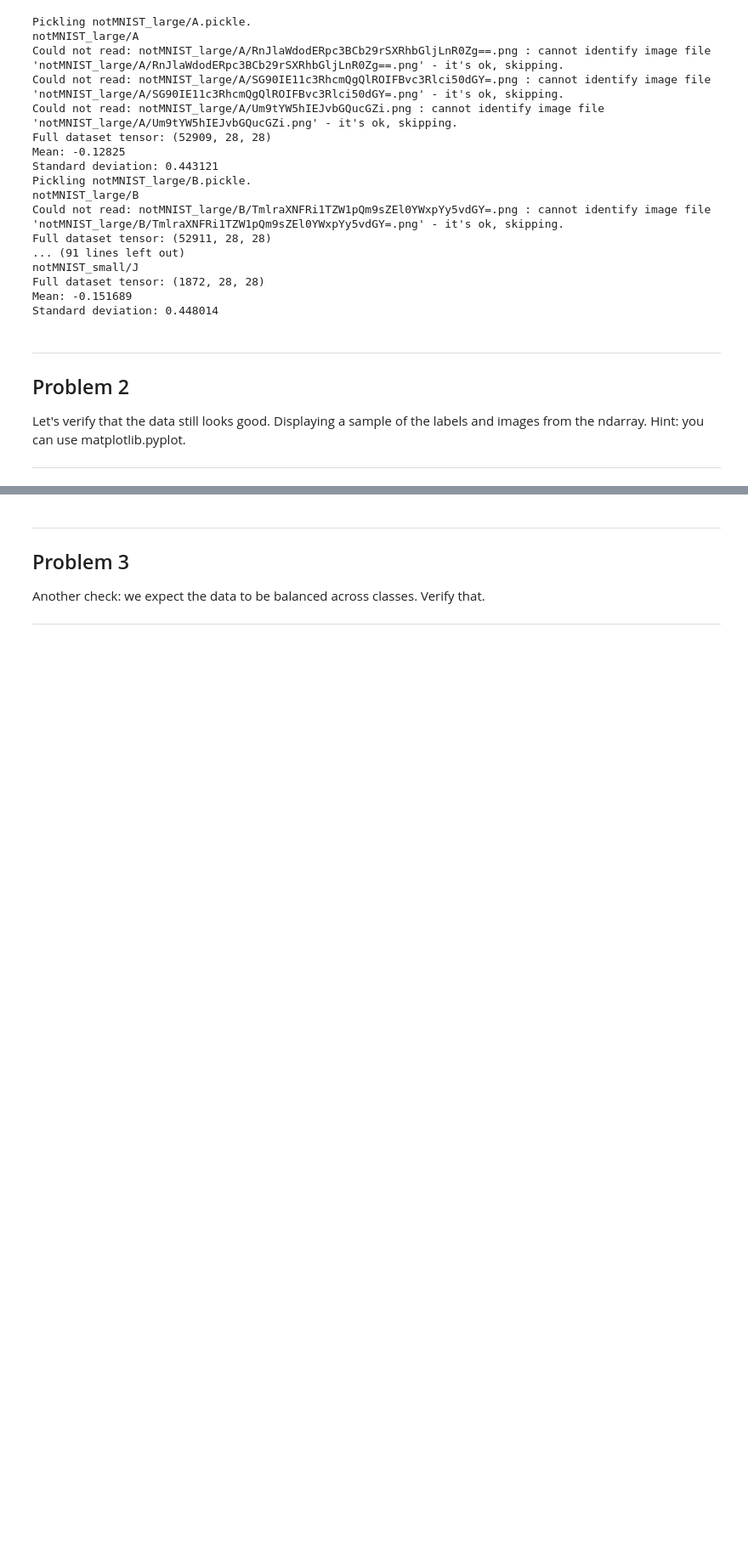
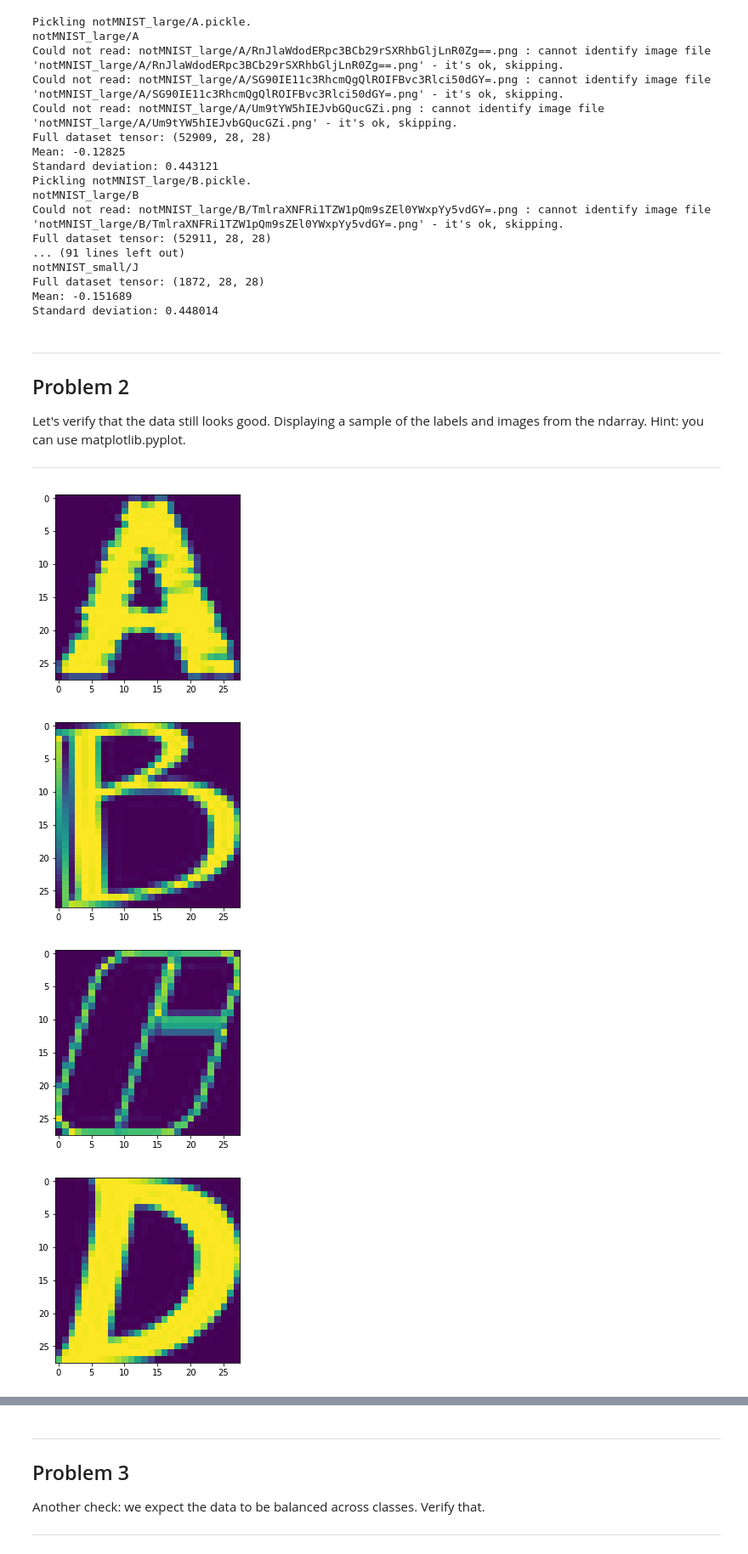
Before and after one commit to paulrevere4/udacity-deep-learning, a Jupyter notebook: assignment1/1_notmnist.ipynb, the cells around one changed output, grey strips where cells are left out. Shown at 85% size. Saved outputs shown, nothing was run; the diff lists cells and outputs as text; code cells hidden in the pictures; blank space fills up the shorter version.

```diff
--- a/assignment1/1_notmnist.ipynb
+++ b/assignment1/1_notmnist.ipynb
@@ -209,12 +209,17 @@ Let's verify that the data still looks good. Displaying a sample of the labels a
 # %%
 # print(train_datasets)
 # print("")
 # print(test_datasets)
-for letter_index in xrange(10):
+for letter_index in range(10):
     pickle_file = train_datasets[letter_index]  # index 0 should be all As, 1 = all Bs, etc.
     with open(pickle_file, 'rb') as f:
         letter_set = pickle.load(f)  # unpickle
         sample_idx = np.random.randint(len(letter_set))  # pick a random image index
         sample_image = letter_set[sample_idx, :, :]  # extract a 2D slice
         plt.figure()
         plt.imshow(sample_image)  # display it
+# %% [output]
+[figure, added]
+[figure, added]
+[figure, added]
+[figure, added]
```
Also changed, not shown: parts of 4 cells of this notebook.
